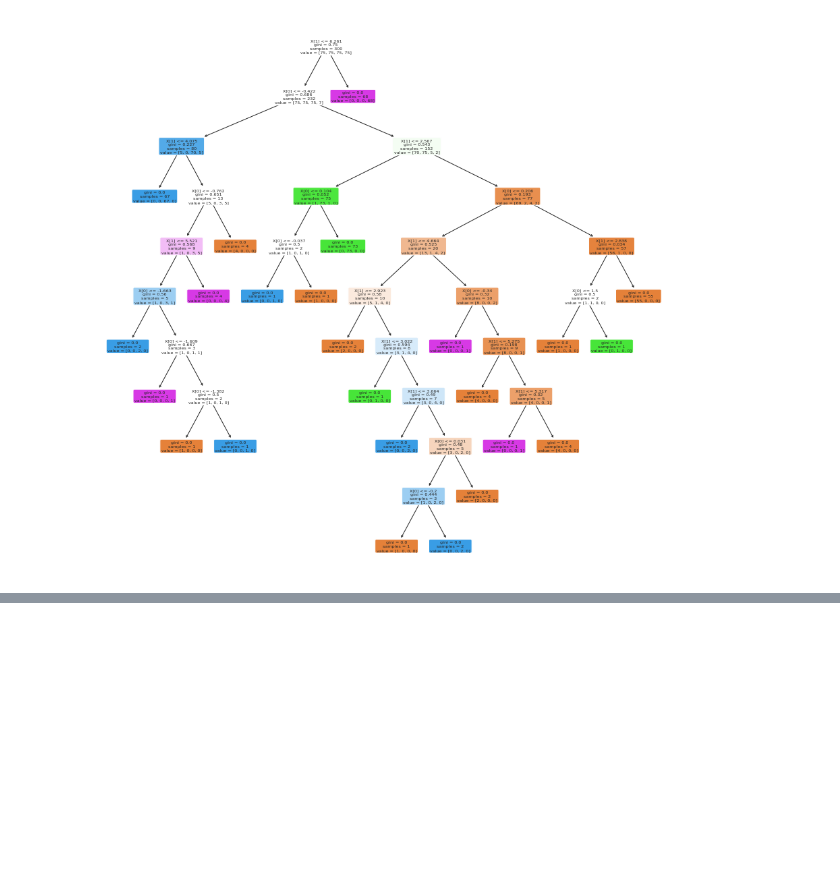
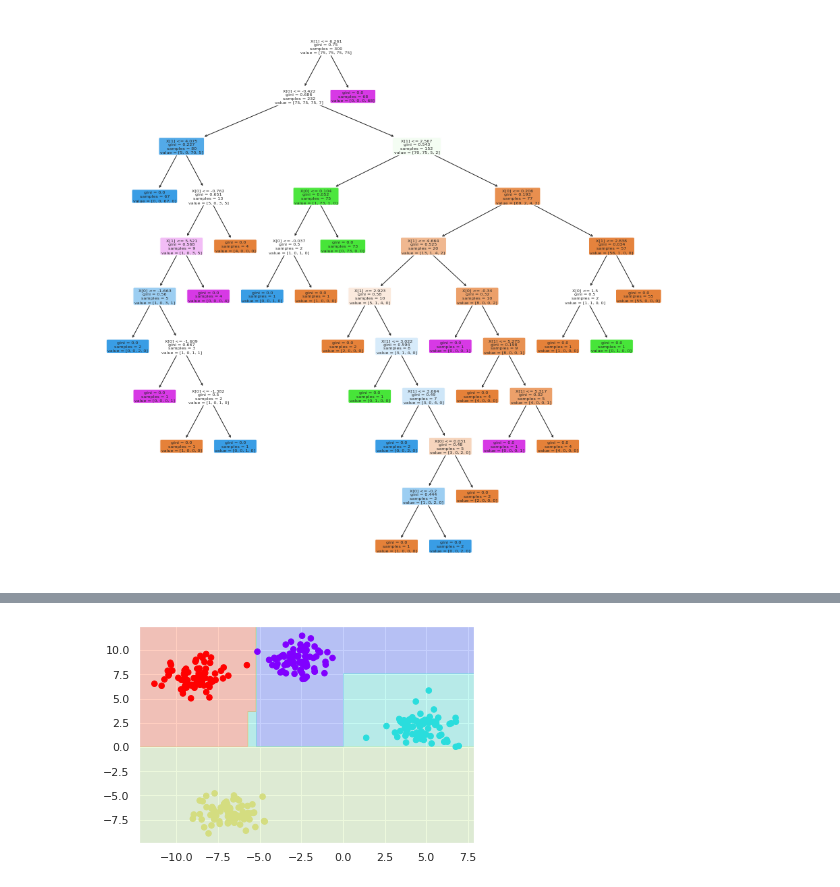
Before and after one commit to miguelgfierro/ai_projects, a Jupyter notebook: Grandient_Boosting_Decision_Trees/GBDT.ipynb, the cells around one changed output, grey strips where cells are left out. Saved outputs shown, nothing was run; the diff lists cells and outputs as text; code cells hidden in the pictures; blank space fills up the shorter version.

Commit message:
gbdt

```diff
--- a/Grandient_Boosting_Decision_Trees/GBDT.ipynb
+++ b/Grandient_Boosting_Decision_Trees/GBDT.ipynb
@@ -108,0 +111,3 @@ visualize_tree(model, figsize=(15,15))
+# %%
+X, y = make_blobs(n_samples=300, centers=4, random_state=42, cluster_std=1.0)
+plt.scatter(X[:, 0], X[:, 1], c=y, s=50, cmap='rainbow')
@@ -108,0 +117,8 @@ visualize_tree(model, figsize=(15,15))
+# %%
+model = lgb.LGBMClassifier(boosting_type="gbdt", random_state=42, max_depth=None)
+# %%
+model = model.fit(X, y)
+# %%
+visualize_classifier(model, X, y)
+# %% [output]
+[figure, added]
```
Also changed, not shown: parts of 13 cells of this notebook, 3 other files.
